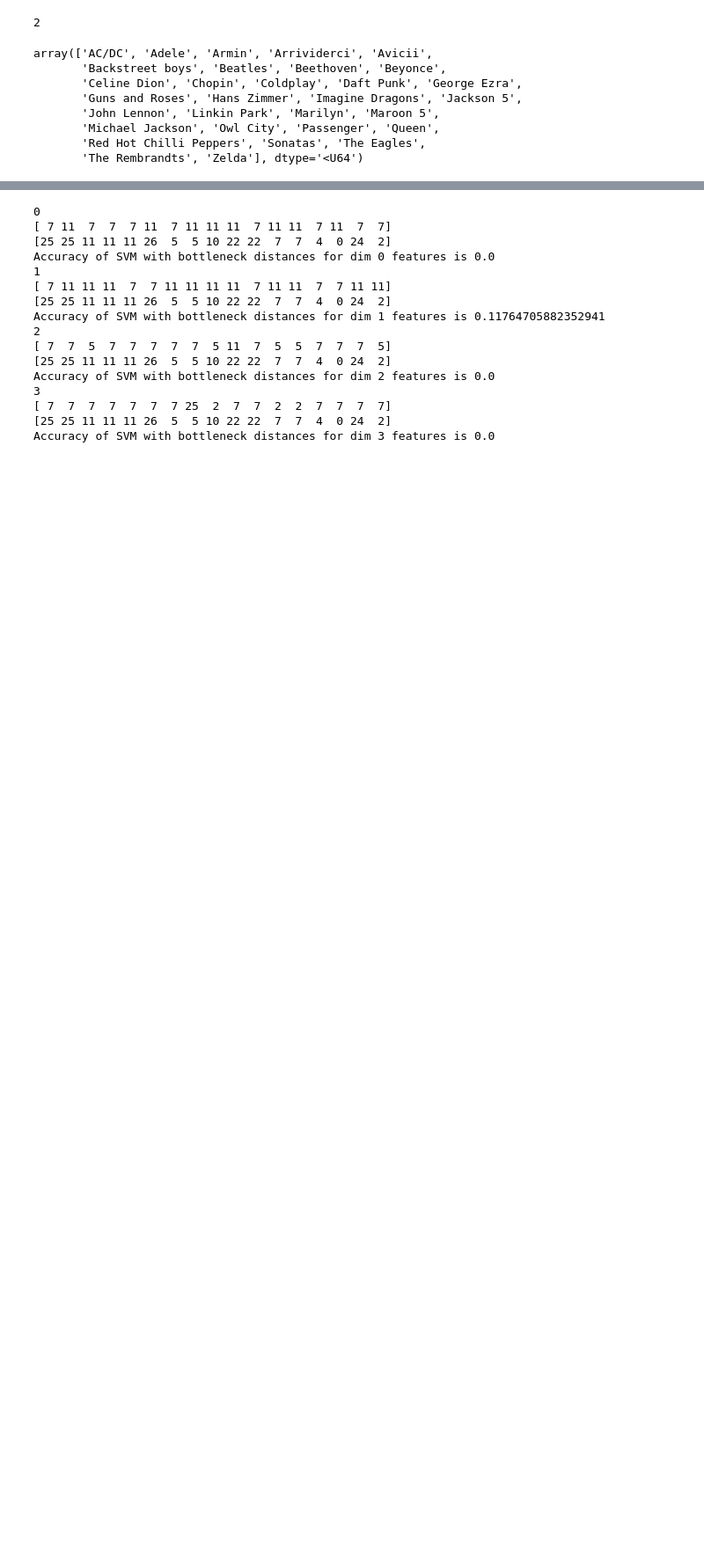
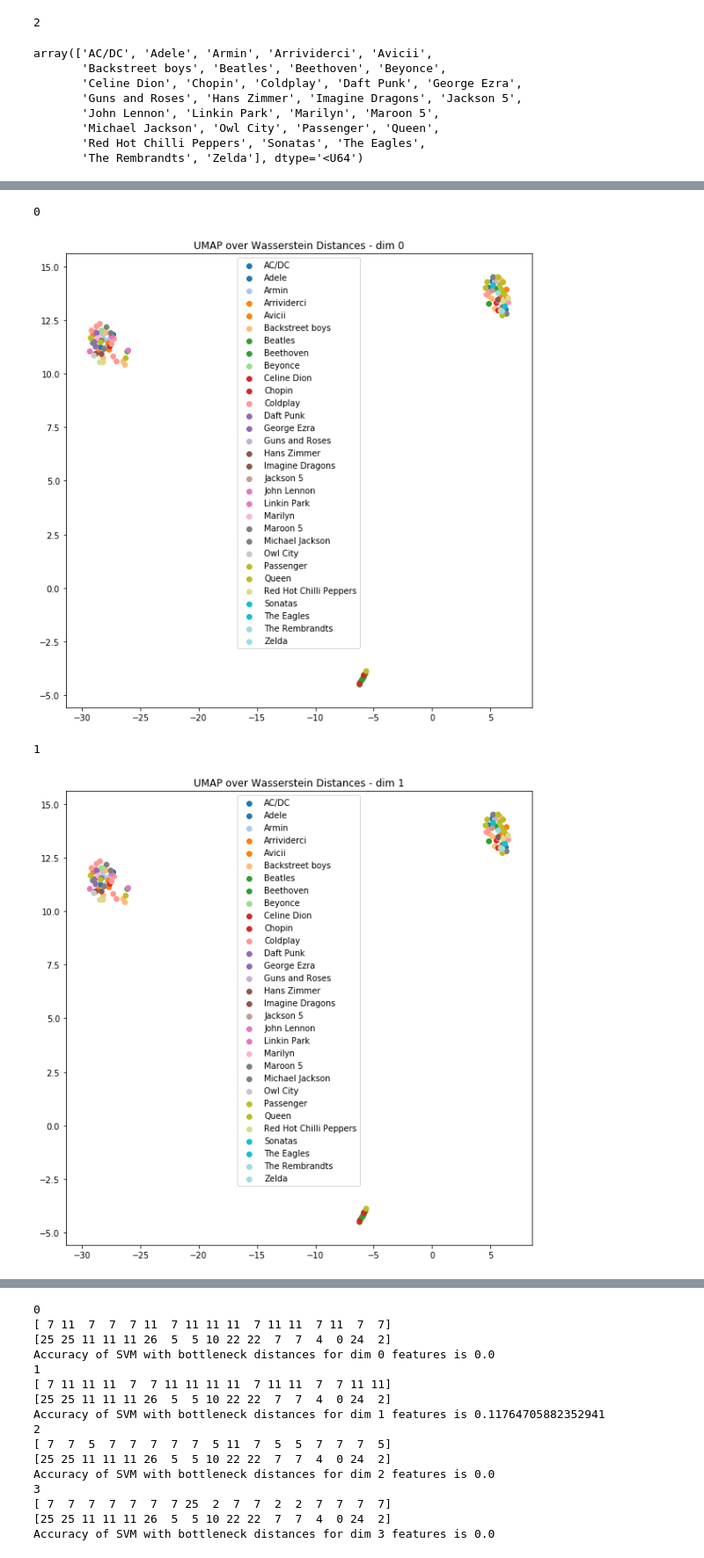
Before and after one commit to yashgangrade09/Topology-of-Music, a Jupyter notebook: main.ipynb, the cells around one changed output, grey strips where cells are left out. Shown at 88% size. Cells and saved outputs as stored; diff of their text form; code cells hidden in the pictures; blank space fills up the shorter version.

```diff
--- a/main.ipynb
+++ b/main.ipynb
@@ -255,7 +280,7 @@ artists = np.array(songs_list['Artist'], dtype='str')
 for j in range(dim+1):
     print(j)
     title = "MDS over Wasserstein Distances - dim " + str(j)
-    wassertian_distances_TSNE = computeDimReduction('MDS', wassertian_distances[j])
-    plotScatter(bottleneck_distances_TSNE, title, artists)
+    wassertian_distances_MDS = computeDimReduction('MDS', wassertian_distances[j])
+    plotScatter(bottleneck_distances_MDS, title, artists)
 # %% [output]
 0
@@ -268,0 +294,13 @@ for j in range(dim+1):
+# %%
+dim = 3
+artists = np.array(songs_list['Artist'], dtype='str')
+for j in range(dim+1):
+    print(j)
+    title = "UMAP over Wasserstein Distances - dim " + str(j)
+    wassertian_distances_umap = computeDimReduction('umap', wassertian_distances[j])
+    plotScatter(bottleneck_distances_umap, title, artists)
+# %% [output]
+0
+[figure, added]
+1
+[figure, added]
```
Also changed, not shown: parts of 13 cells of this notebook, 25 other files.
